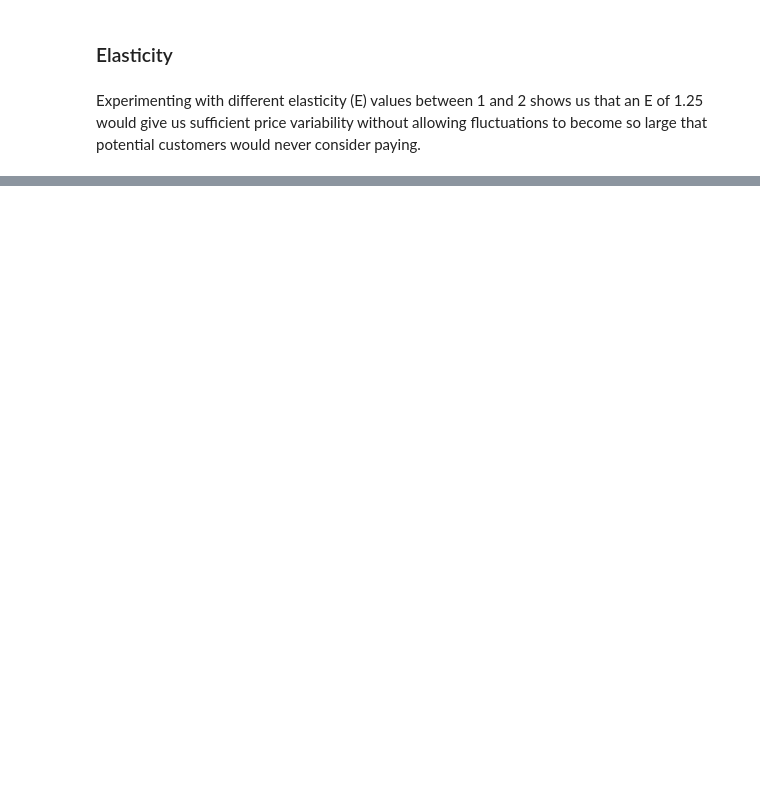
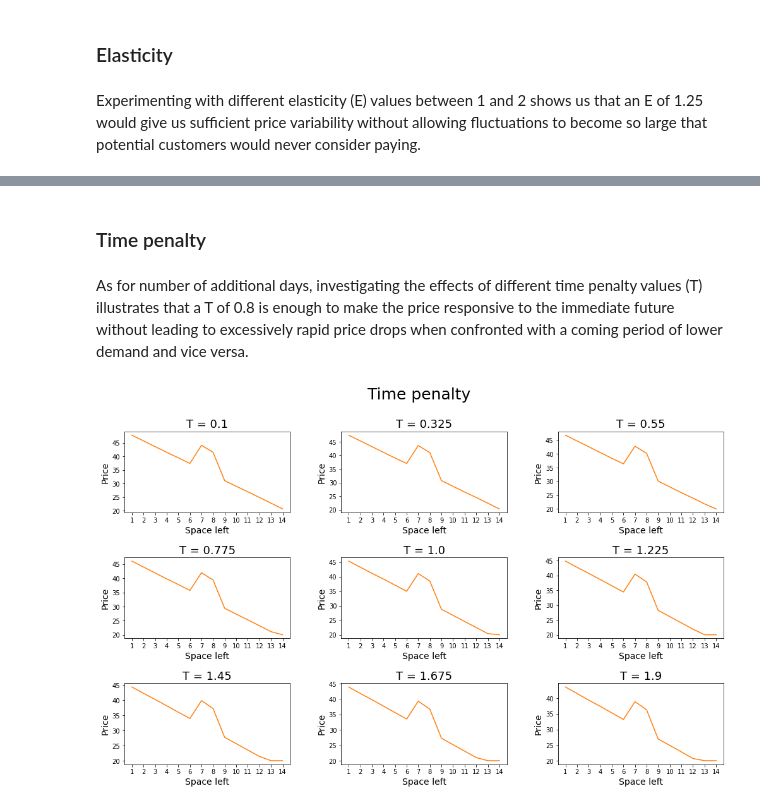
Before and after one commit to jcarterlab/SJ-Price-Algorithm, a Jupyter notebook: SJ-price-algorithm.ipynb, the cells around one changed output, grey strips where cells are left out. Drawn from its saved outputs; the diff is of its cells as text; code cells hidden in the pictures; blank space fills up the shorter version.

```diff
--- a/SJ-price-algorithm.ipynb
+++ b/SJ-price-algorithm.ipynb
@@ -269,0 +244,15 @@ params_plot(B, 'Base price', 'tab:pink')
+# %% [markdown]
+### Time penalty
+# %% [markdown]
+As for number of additional days, investigating the effects of different time penalty values (T) illustrates that a T of 0.8 is enough to make the price responsive to the immediate future without leading to excessively rapid price drops when confronted with a coming period of lower demand and vice versa.
+# %%
+# assigns N the preffered value of 5
+N = 5
+
+# creates a sequence of different E values to try
+T = np.linspace(0.1, 1.9, 9)
+
+# visualizes the sequence of E values
+params_plot(T, 'Time penalty', 'tab:orange', 3)
+# %% [output]
+[figure, added]
```
Also changed, not shown: parts of 32 cells of this notebook.
